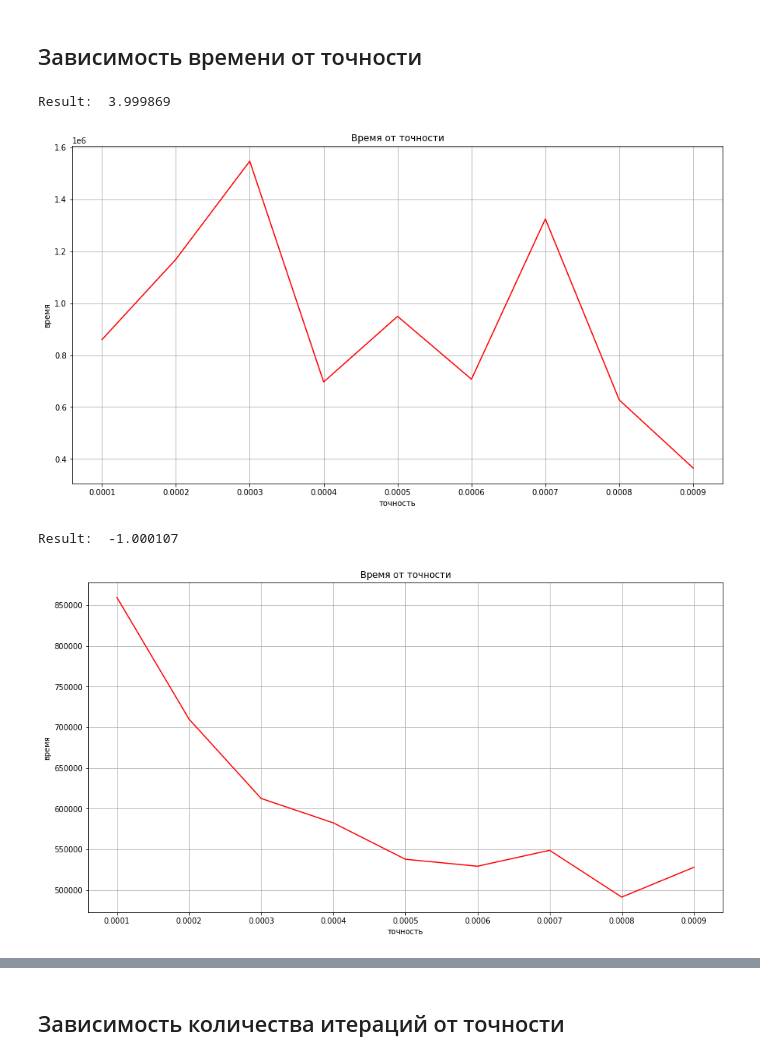
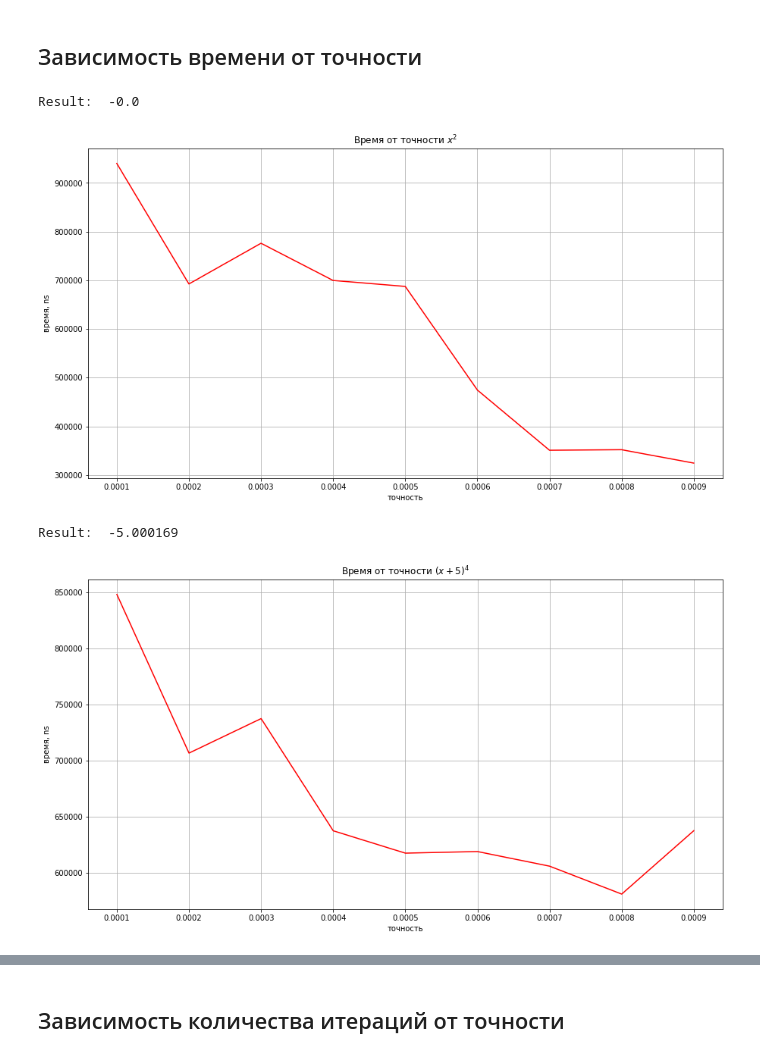
Before and after one commit to Egor200313/optimization, a Jupyter notebook: one_dim/fibonacci_method.ipynb, the cells around one changed output, grey strips where cells are left out. Drawn from its saved outputs; the diff is of its cells as text; code cells hidden in the pictures.

```diff
--- a/one_dim/fibonacci_method.ipynb
+++ b/one_dim/fibonacci_method.ipynb
@@ -34,38 +34,44 @@ import matplotlib.pyplot as plt
 # %%
 from optimizer import optimize_one_dim
 
-def f(x):
-  return (x - 4.0)**2 + 2.0
+def f1(x):
+  return x**2 + 2.0
 
-def f1(x):
+def f2(x):
+  return (x + 5.0)**4
+
+def f3(x):
   return x*np.exp(x)
 
-def f2(x):
+def f4(x):
+  return x*np.exp(-x)
+
+def f5(x):
   return x**4/np.log(x)
 # %% [markdown]
 ## Зависимость времени от точности
 # %%
 import time
-iters = 1000
+iters = 500
 delay = []
 tolerance = np.arange(0.0001, 0.001, 0.0001)
 for tol in tolerance:
   start = time.time_ns()
-  result = optimize_one_dim(0.0, 100.0, tol, iters, f)
+  result = optimize_one_dim(-1.0, 10.0, tol, iters, f1)
   end = time.time_ns()
   delay.append(end - start)
 
-print("Result: ", result['point'])
+print("Result: ", round(result['point'], 3))
 plt.figure(figsize=(15,8))
-plt.title("Время от точности")
+plt.title(r'Время от точности $x^2$')
 plt.plot(tolerance, delay, c='red')
 plt.xlabel("точность")
-plt.ylabel("время")
+plt.ylabel("время, ns")
 plt.grid()
 plt.show()
 # %% [output]
-Result:  3.999869
+Result:  -0.0
-[figure, old version]
+[figure, new version]
 # %%
 import time
 iters = 1000
@@ -73,21 +79,21 @@ delay = []
 tolerance = np.arange(0.0001, 0.001, 0.0001)
 for tol in tolerance:
   start = time.time_ns()
-  result = optimize_one_dim(-2.0, 0.0, tol, iters, f1)
+  result = optimize_one_dim(-6.0, 2.0, tol, iters, f2)
   end = time.time_ns()
   delay.append(end - start)
 
 print("Result: ", result['point'])
 plt.figure(figsize=(15,8))
-plt.title("Время от точности")
+plt.title(r'Время от точности $(x+5)^4$')
 plt.plot(tolerance, delay, c='red')
 plt.xlabel("точность")
-plt.ylabel("время")
+plt.ylabel("время, ns")
 plt.grid()
 plt.show()
 # %% [output]
-Result:  -1.000107
+Result:  -5.000169
-[figure, old version]
+[figure, new version]
 # %%
 import time
 iters = 1000
```
Also changed, not shown: parts of 6 cells of this notebook.
